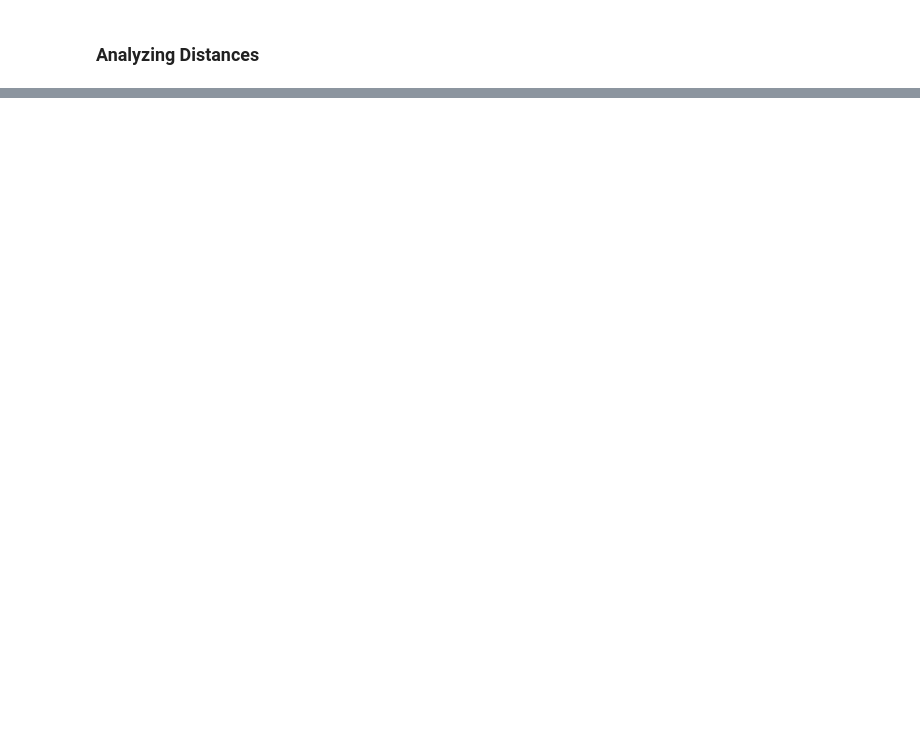
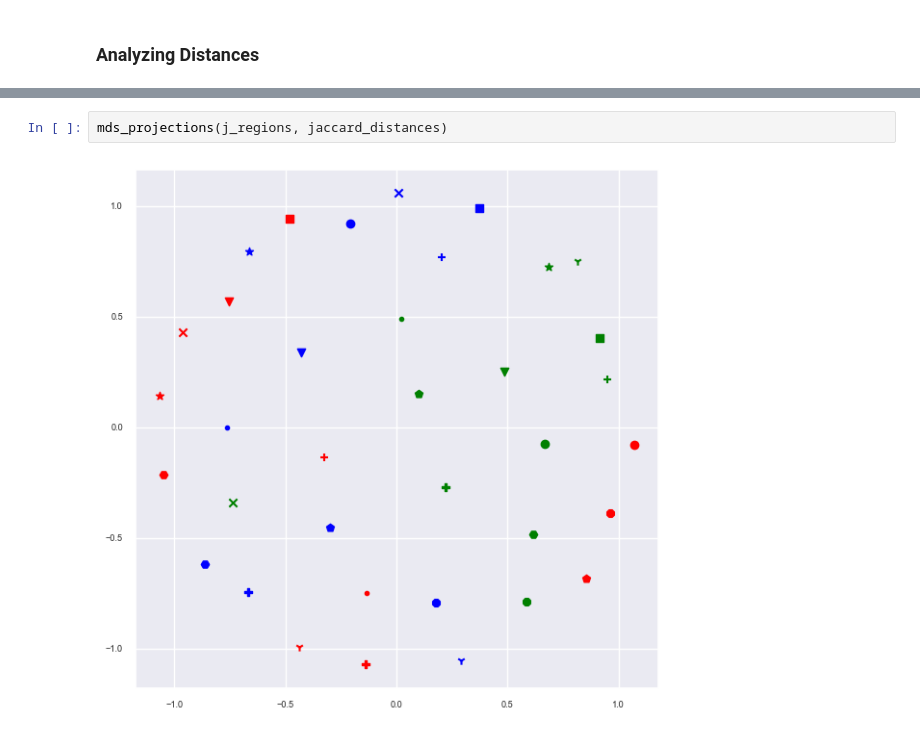
Before and after one commit to soschuetze/WTO-Fashion-Network, a Jupyter notebook: network.ipynb, the cells around one changed output, grey strips where cells are left out. Drawn from its saved outputs; the diff is of its cells as text; blank space fills up the shorter version.

```diff
--- a/network.ipynb
+++ b/network.ipynb
@@ -411,0 +504,4 @@ plt.show()
+# %%
+mds_projections(j_regions, jaccard_distances)
+# %% [output]
+[figure, added]
```
Also changed, not shown: parts of 68 cells of this notebook, 5 other files.
